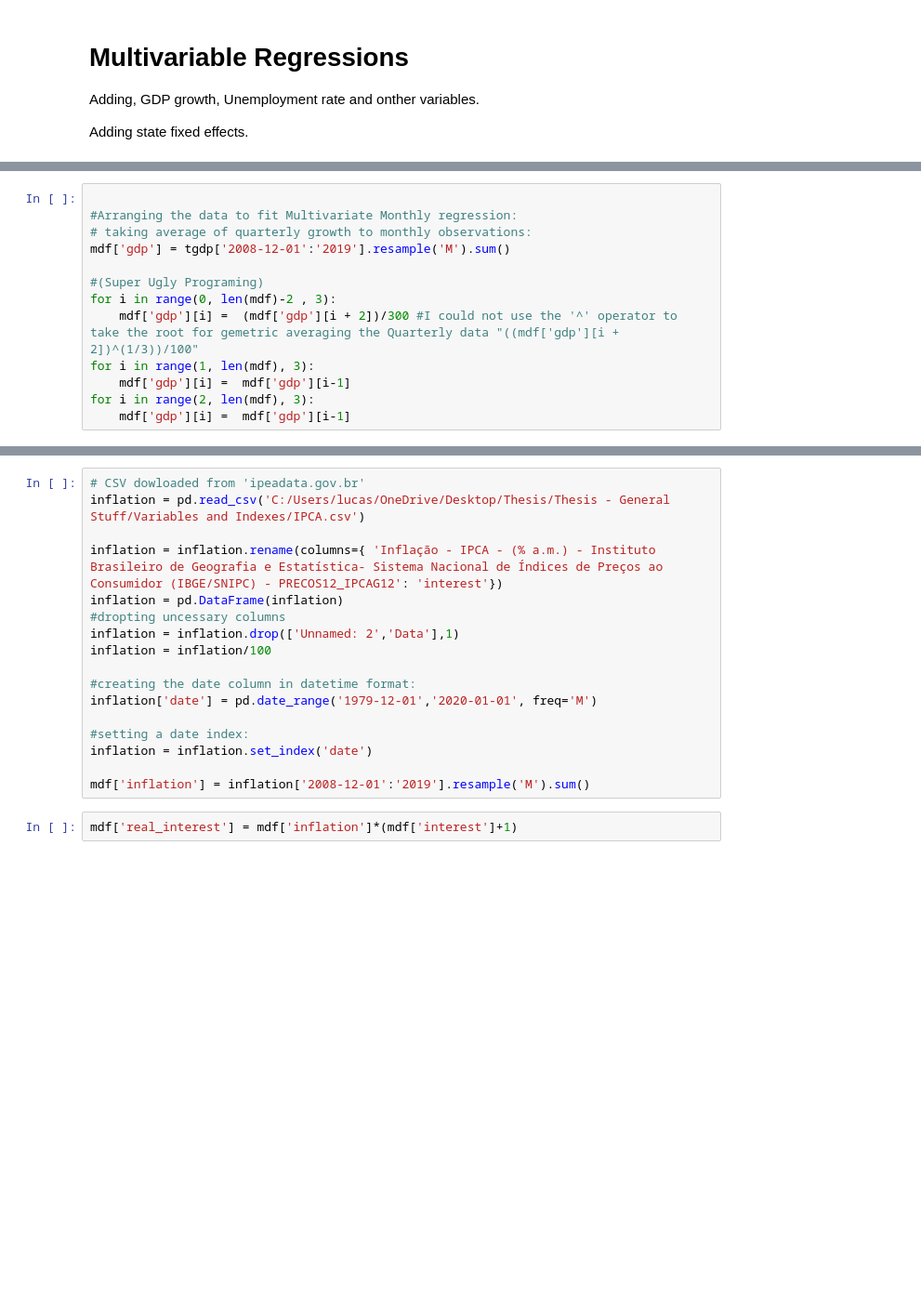
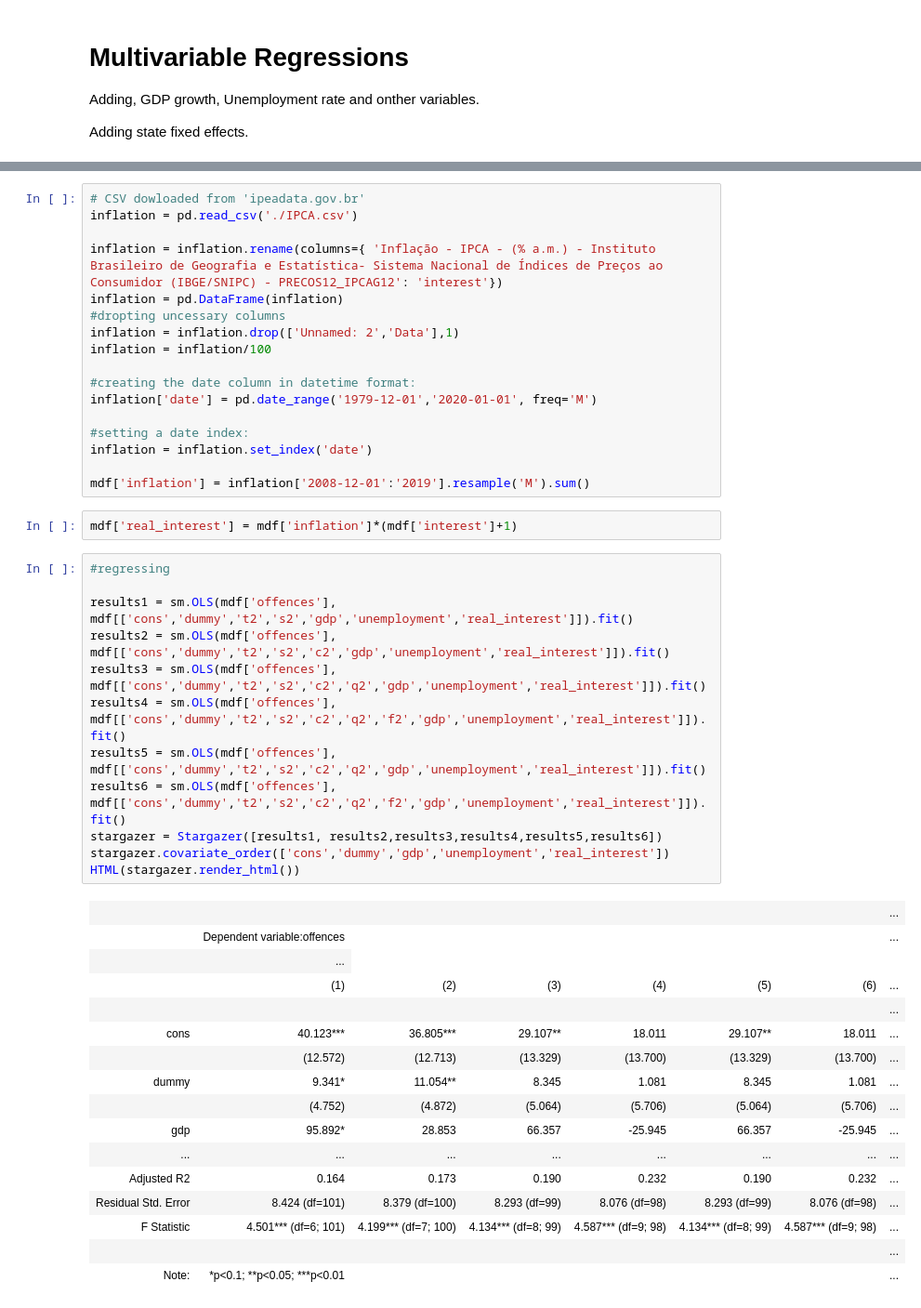
Before and after one commit to caxaxa/PhD_Empirics, a Jupyter notebook: Data_Analysis.ipynb, the cells around one changed output, grey strips where cells are left out. Shown at 93% size. Cells and saved outputs as stored; diff of their text form; blank space fills up the shorter version.

```diff
--- a/Data_Analysis.ipynb
+++ b/Data_Analysis.ipynb
@@ -362,15 +393,2 @@ tgdp = tgdp.set_index('date')
-# %%
-
-#Arranging the data to fit Multivariate Monthly regression:
-# taking average of quarterly growth to monthly observations:
-mdf['gdp'] = tgdp['2008-12-01':'2019'].resample('M').sum()
-
-#(Super Ugly Programing)
-for i in range(0, len(mdf)-2 , 3):
-    mdf['gdp'][i] =  (mdf['gdp'][i + 2])/300 #I could not use the '^' operator to take the root for gemetric averaging the Quarterly data "((mdf['gdp'][i + 2])^(1/3))/100"
-for i in range(1, len(mdf), 3):
-    mdf['gdp'][i] =  mdf['gdp'][i-1]
-for i in range(2, len(mdf), 3):
-    mdf['gdp'][i] =  mdf['gdp'][i-1]
 # %%
 # CSV dowloaded from 'ipeadata.gov.br' IBGE PNAD -CORREC FOR BEFORE 2012 from SEAD
@@ -408,7 +426,7 @@ interest = interest.set_index('date')
 mdf['interest'] = interest['2009':'2020'].resample('M').sum()
 # %%
 # CSV dowloaded from 'ipeadata.gov.br'
-inflation = pd.read_csv('C:/Users/lucas/OneDrive/Desktop/Thesis/Thesis - General Stuff/Variables and Indexes/IPCA.csv')
+inflation = pd.read_csv('./IPCA.csv')
 
 inflation = inflation.rename(columns={ 'Inflação - IPCA - (% a.m.) - Instituto Brasileiro de Geografia e Estatística- Sistema Nacional de Índices de Preços ao Consumidor (IBGE/SNIPC) - PRECOS12_IPCAG12': 'interest'})
 inflation = pd.DataFrame(inflation)
@@ -425,3 +443,32 @@ inflation = inflation.set_index('date')
 mdf['inflation'] = inflation['2008-12-01':'2019'].resample('M').sum()
 # %%
 mdf['real_interest'] = mdf['inflation']*(mdf['interest']+1)
+# %%
+#regressing
+
+results1 = sm.OLS(mdf['offences'], mdf[['cons','dummy','t2','s2','gdp','unemployment','real_interest']]).fit()
+results2 = sm.OLS(mdf['offences'], mdf[['cons','dummy','t2','s2','c2','gdp','unemployment','real_interest']]).fit()
+results3 = sm.OLS(mdf['offences'], mdf[['cons','dummy','t2','s2','c2','q2','gdp','unemployment','real_interest']]).fit()
+results4 = sm.OLS(mdf['offences'], mdf[['cons','dummy','t2','s2','c2','q2','f2','gdp','unemployment','real_interest']]).fit()
+results5 = sm.OLS(mdf['offences'], mdf[['cons','dummy','t2','s2','c2','q2','gdp','unemployment','real_interest']]).fit()
+results6 = sm.OLS(mdf['offences'], mdf[['cons','dummy','t2','s2','c2','q2','f2','gdp','unemployment','real_interest']]).fit()
+stargazer = Stargazer([results1, results2,results3,results4,results5,results6])
+stargazer.covariate_order(['cons','dummy','gdp','unemployment','real_interest'])
+HTML(stargazer.render_html())
+# %% [output]
+|  |  |  |  |  |  |  | ... |
+|  | Dependent variable:offences |  |  |  |  |  | ... |
+|  | ... |
+|  | (1) | (2) | (3) | (4) | (5) | (6) | ... |
+|  |  |  |  |  |  |  | ... |
+| cons | 40.123*** | 36.805*** | 29.107** | 18.011 | 29.107** | 18.011 | ... |
+|  | (12.572) | (12.713) | (13.329) | (13.700) | (13.329) | (13.700) | ... |
+| dummy | 9.341* | 11.054** | 8.345 | 1.081 | 8.345 | 1.081 | ... |
+|  | (4.752) | (4.872) | (5.064) | (5.706) | (5.064) | (5.706) | ... |
+| gdp | 95.892* | 28.853 | 66.357 | -25.945 | 66.357 | -25.945 | ... |
+| ... | ... | ... | ... | ... | ... | ... | ... |
+| Adjusted R2 | 0.164 | 0.173 | 0.190 | 0.232 | 0.190 | 0.232 | ... |
+| Residual Std. Error | 8.424 (df=101) | 8.379 (df=100) | 8.293 (df=99) | 8.076 (df=98) | 8.293 (df=99) | 8.076 (df=98) | ... |
+| F Statistic | 4.501*** (df=6; 101) | 4.199*** (df=7; 100) | 4.134*** (df=8; 99) | 4.587*** (df=9; 98) | 4.134*** (df=8; 99) | 4.587*** (df=9; 98) | ... |
+|  |  |  |  |  |  |  | ... |
+| Note: | *p<0.1; **p<0.05; ***p<0.01 |  |  |  |  |  | ... |
```
Also changed, not shown: parts of 7 cells of this notebook.
